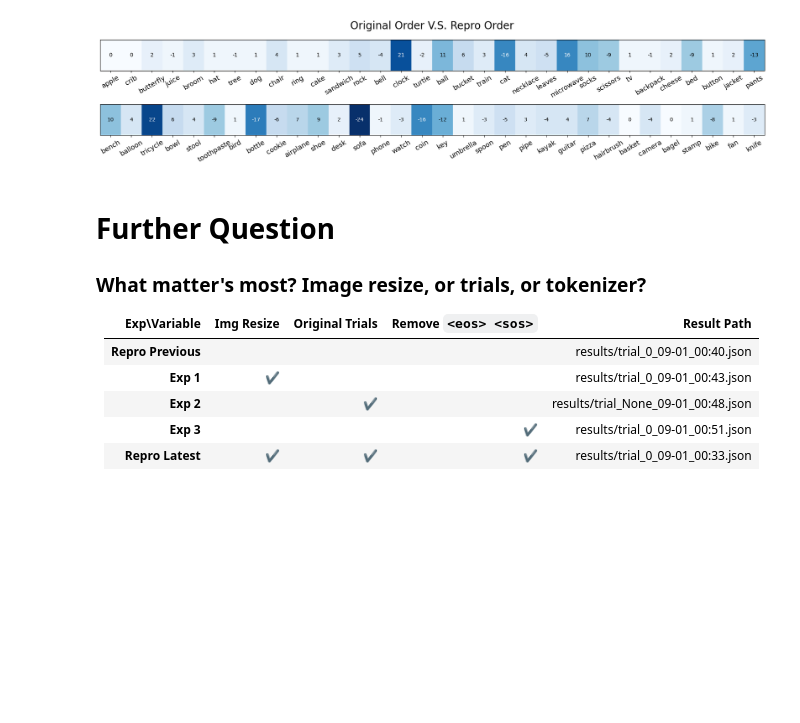
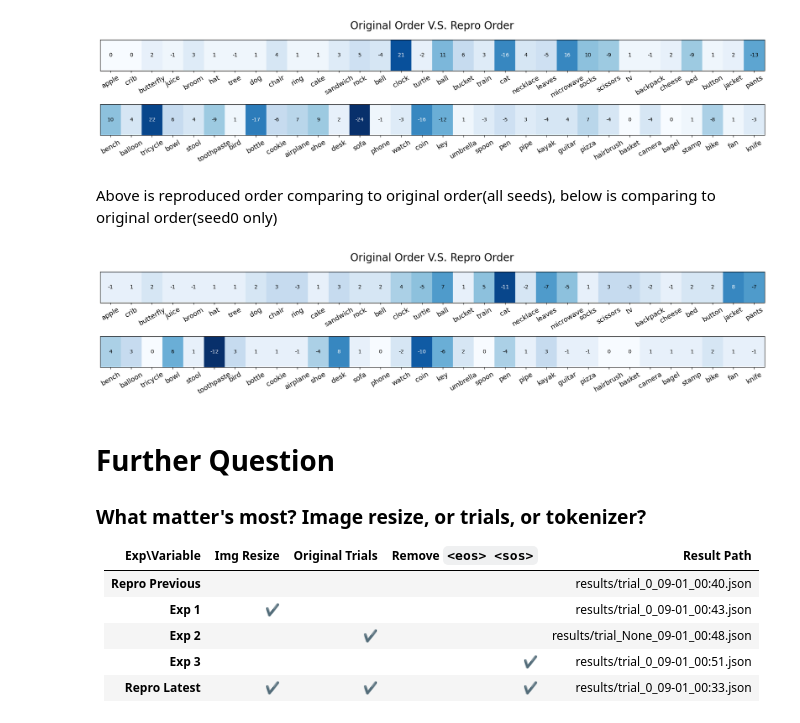
Before and after one commit to Kexueyi/CVCL2024-repro, a Jupyter notebook: repro_plt_latest.ipynb, the cells around one changed output. Cells and saved outputs as stored; diff of their text form; code cells hidden in the pictures; blank space fills up the shorter version.

```diff
--- a/repro_original_plt.ipynb
+++ b/repro_plt_latest.ipynb
@@ -171,6 +185,13 @@ def plt_order_diff(rank_map_DIY, rank_map_reported):
 plt_order_diff(rank_map_repro, rank_map_reported)
 # %% [output]
 [figure]
+# %% [markdown]
+Above is reproduced order comparing to original order(all seeds), below is comparing to original order(seed0 only)
+# %%
+rank_map_reported_0 = generate_rank_map(reported_order_0)
+plt_order_diff(rank_map_repro, rank_map_reported_0)
+# %% [output]
+[figure, added]
 # %% [markdown]
 # Further Question
 ### What matter's most? Image resize, or trials, or tokenizer?
```
Also changed, not shown: parts of 7 cells of this notebook, 2 other files.
